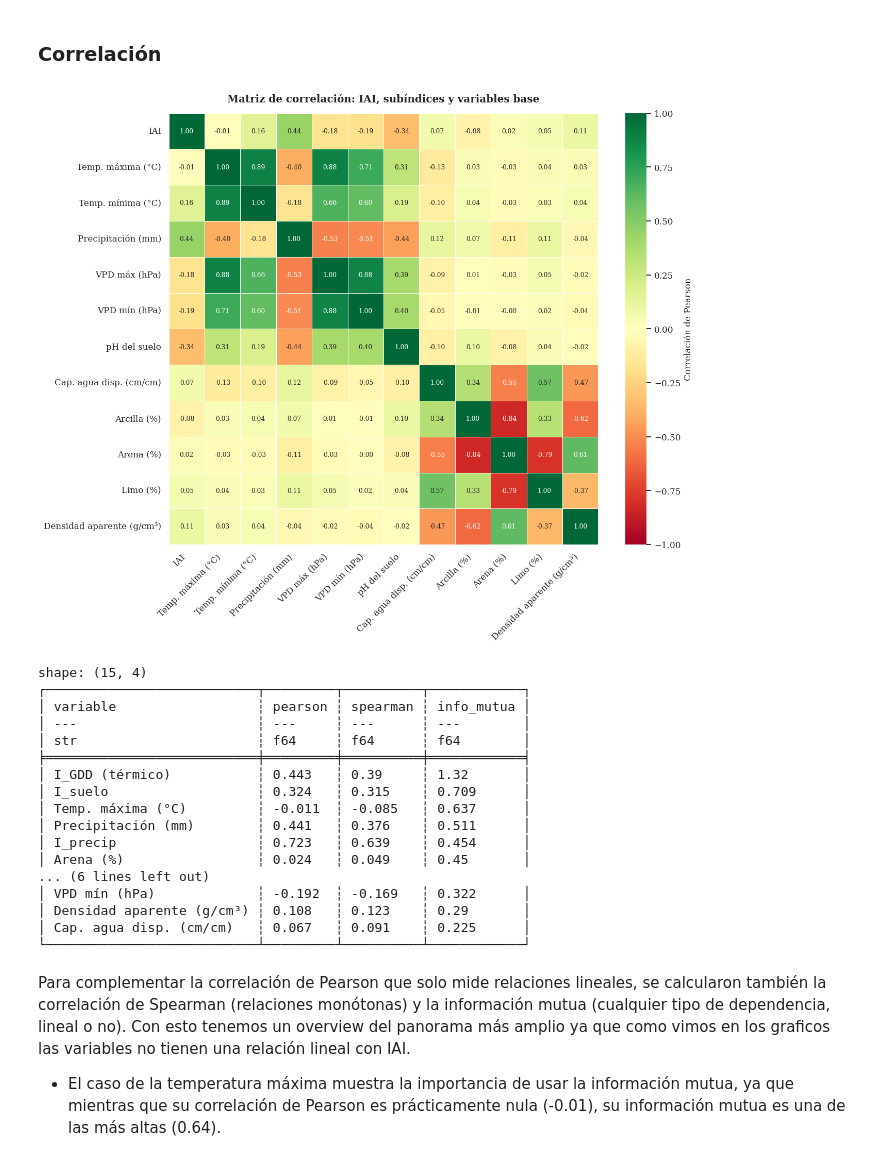
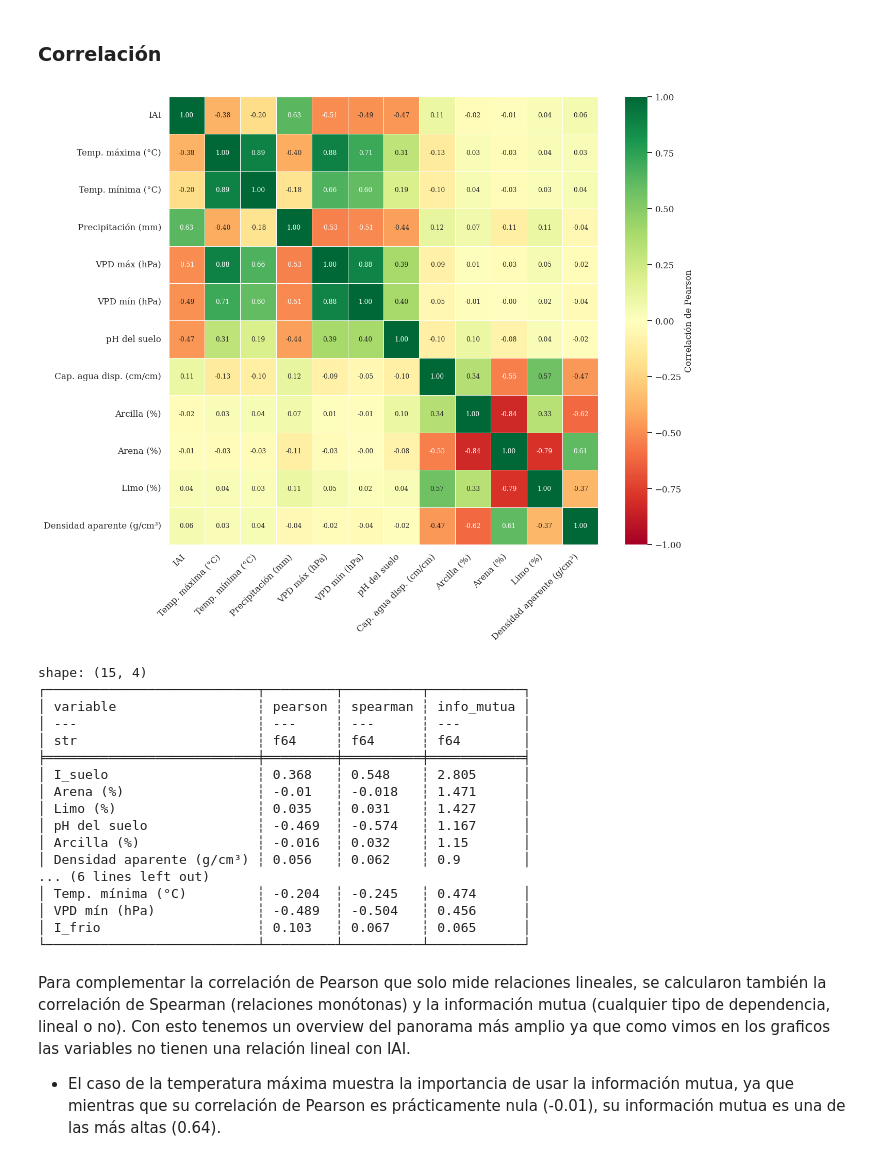
Before and after one commit to lesliemosquera96-netizen/TFM_Recomendador_cultivos, a Jupyter notebook: notebooks/02_ejecucion_IAI.ipynb, the cells around one changed output. Saved outputs shown, nothing was run; the diff lists cells and outputs as text; code cells hidden in the pictures.

```diff
--- a/notebooks/02_ejecucion_IAI.ipynb
+++ b/notebooks/02_ejecucion_IAI.ipynb
@@ -105,10 +0,0 @@ shape: (9, 2)
-# %%
-# Componendes del IAI
-pl.Config.set_tbl_rows(30)
-# Calculamos la media de cada componente individual para toda California
-componentes = df_iai_hist.select(["I_GDD", "I_temp", "I_precip", "I_suelo"]).mean()
-display(componentes)
-
-# Y para ver si el problema es general o de un cultivo en específico:
-print("\n PROMEDIO DEL ÍNDICE DE TEMPERATURA POR CULTIVO:")
-display(df_iai_hist.group_by("crop_name").agg(pl.col("I_temp").mean()).sort("I_temp"))
@@ -210,8 +0,0 @@ Configuraciones validadas: todas suman 1,0
-# %%
-df = pl.read_parquet(RUTA_DATOS)
-print(f"Observaciones: {df.height:,}")
-print(f"Columnas disponibles: {df.columns}")
-
-# Verificar que existen los subíndices
-for c in [COL_GDD, COL_TEMP, COL_PRECIP, COL_SUELO]:
-    assert c in df.columns, f"Falta la columna de subíndice: {c}"
@@ -440,16 +316,17 @@ pl.Config.set_tbl_width_chars(200)  # ancho total de la tabla
 # %% [output]
 polars.config.Config
 # %%
-df = pl.read_parquet("C:/Users/lesli/Documents/TFM/Data/hist_iai.parquet")
+# Recargar el dataset con el IAI y los subíndices calculados
+df = pl.read_parquet("C:/Users/lesli/Documents/TFM/Data/hist_iai_v3.parquet")
 # %%
-# ------------------------------------------------------------
-# Definición de grupos de variables
-# ------------------------------------------------------------
+# Grupos de variables para el análisis
 vars_clima = ["tmax", "tmin", "ppt", "vpdmax", "vpdmin"]
 vars_suelo = ["ph1to1h2o_r", "awc_r", "claytotal_r",
               "sandtotal_r", "silttotal_r", "dbthirdbar_r"]
 vars_base  = vars_clima + vars_suelo
-subindices = ["I_GDD", "I_temp", "I_precip", "I_suelo"]
+
+# Subíndices de la V3 (I_GDD fue reemplazado por I_frio)
+subindices = ["I_temp", "I_frio", "I_precip", "I_suelo"]
 
 # Etiquetas legibles para los gráficos
 NOMBRES = {
@@ -459,7 +336,7 @@ NOMBRES = {
     "awc_r": "Cap. agua disp. (cm/cm)", "claytotal_r": "Arcilla (%)",
     "sandtotal_r": "Arena (%)", "silttotal_r": "Limo (%)",
     "dbthirdbar_r": "Densidad aparente (g/cm³)",
-    "I_GDD": "I_GDD (térmico)", "I_temp": "I_temp",
+    "I_temp": "I_temp", "I_frio": "I_frio",
     "I_precip": "I_precip", "I_suelo": "I_suelo", "IAI": "IAI",
 }
 
@@ -582,30 +460,30 @@ Variables de suelo (pH, textura, densidad): su efecto es más suave y difuso. La
 # %%
 # Matriz de correlación
 cols_corr = ["IAI"]  + vars_base
 M = df.select(cols_corr).to_numpy()
 corr = np.corrcoef(M, rowvar=False)
 
 etiquetas = [NOMBRES.get(c, c) for c in cols_corr]
 
 fig, ax = plt.subplots(figsize=(12, 10))
 sns.heatmap(corr, annot=True, fmt=".2f", cmap="RdYlGn", center=0,
             xticklabels=etiquetas, yticklabels=etiquetas,
             vmin=-1, vmax=1, linewidths=0.5, linecolor="white",
             annot_kws={"size": 8}, ax=ax, cbar_kws={"label": "Correlación de Pearson"})
-ax.set_title("Matriz de correlación: IAI, subíndices y variables base", pad=14)
+#ax.set_title("Matriz de correlación: IAI, subíndices y variables base", pad=14)
 plt.xticks(rotation=45, ha="right")
 plt.yticks(rotation=0)
 plt.tight_layout()
-plt.savefig(os.path.join(OUTPUT_DIR, "eda_06_matriz_correlacion.png"), dpi=300, bbox_inches="tight")
+plt.savefig(os.path.join(OUTPUT_DIR, "eda_06_matriz_correlacion_nt.png"), dpi=300, bbox_inches="tight")
 plt.show()
 # %% [output]
-[figure, old version]
+[figure, new version]
 # %%
-# Variables a evaluar contra el IAI
+# Comparar Pearson, Spearman e información mutua de cada variable con el IAI
 vars_eval = subindices + vars_base
 y = df["IAI"].to_numpy()
 
-# Muestra para eficiencia (MI es costoso en 633k filas)
+# Muestra para eficiencia (la información mutua es costosa en datasets grandes)
 np.random.seed(42)
 n = min(50_000, df.shape[0])
 idx = np.random.choice(df.shape[0], size=n, replace=False)
@@ -615,17 +493,9 @@ resultados = []
 for var in vars_eval:
     x = df[var].to_numpy()
     x_s = x[idx]
-
-    # Pearson (lineal)
     pearson = np.corrcoef(x, y)[0, 1]
-
-    # Spearman (monótona)
     spear = spearmanr(x, y).correlation
-
-    # Información mutua (cualquier relación, normalizada a [0,~])
-    mi = mutual_info_regression(x_s.reshape(-1, 1), y_s,
-                                 random_state=42)[0]
-
+    mi = mutual_info_regression(x_s.reshape(-1, 1), y_s, random_state=42)[0]
     resultados.append({
         "variable": NOMBRES.get(var, var),
         "pearson": round(pearson, 3),
@@ -642,16 +512,16 @@ shape: (15, 4)
 │ ---                       ┆ ---     ┆ ---      ┆ ---        │
 │ str                       ┆ f64     ┆ f64      ┆ f64        │
 ╞═══════════════════════════╪═════════╪══════════╪════════════╡
-│ I_GDD (térmico)           ┆ 0.443   ┆ 0.39     ┆ 1.32       │
-│ I_suelo                   ┆ 0.324   ┆ 0.315    ┆ 0.709      │
-│ Temp. máxima (°C)         ┆ -0.011  ┆ -0.085   ┆ 0.637      │
-│ Precipitación (mm)        ┆ 0.441   ┆ 0.376    ┆ 0.511      │
-│ I_precip                  ┆ 0.723   ┆ 0.639    ┆ 0.454      │
-│ Arena (%)                 ┆ 0.024   ┆ 0.049    ┆ 0.45       │
+│ I_suelo                   ┆ 0.368   ┆ 0.548    ┆ 2.805      │
+│ Arena (%)                 ┆ -0.01   ┆ -0.018   ┆ 1.471      │
+│ Limo (%)                  ┆ 0.035   ┆ 0.031    ┆ 1.427      │
+│ pH del suelo              ┆ -0.469  ┆ -0.574   ┆ 1.167      │
+│ Arcilla (%)               ┆ -0.016  ┆ 0.032    ┆ 1.15       │
+│ Densidad aparente (g/cm³) ┆ 0.056   ┆ 0.062    ┆ 0.9        │
 ... (6 lines left out)
-│ VPD mín (hPa)             ┆ -0.192  ┆ -0.169   ┆ 0.322      │
-│ Densidad aparente (g/cm³) ┆ 0.108   ┆ 0.123    ┆ 0.29       │
-│ Cap. agua disp. (cm/cm)   ┆ 0.067   ┆ 0.091    ┆ 0.225      │
+│ Temp. mínima (°C)         ┆ -0.204  ┆ -0.245   ┆ 0.474      │
+│ VPD mín (hPa)             ┆ -0.489  ┆ -0.504   ┆ 0.456      │
+│ I_frio                    ┆ 0.103   ┆ 0.067    ┆ 0.065      │
 └───────────────────────────┴─────────┴──────────┴────────────┘
 # %% [markdown]
 Para complementar la correlación de Pearson que solo mide relaciones lineales, se calcularon también la correlación de Spearman (relaciones monótonas) y la información mutua (cualquier tipo de dependencia, lineal o no). Con esto tenemos un overview del panorama más amplio ya que como vimos en los graficos las variables no tienen una relación lineal con IAI.
```
Also changed, not shown: parts of 56 cells of this notebook, 42 other files.
